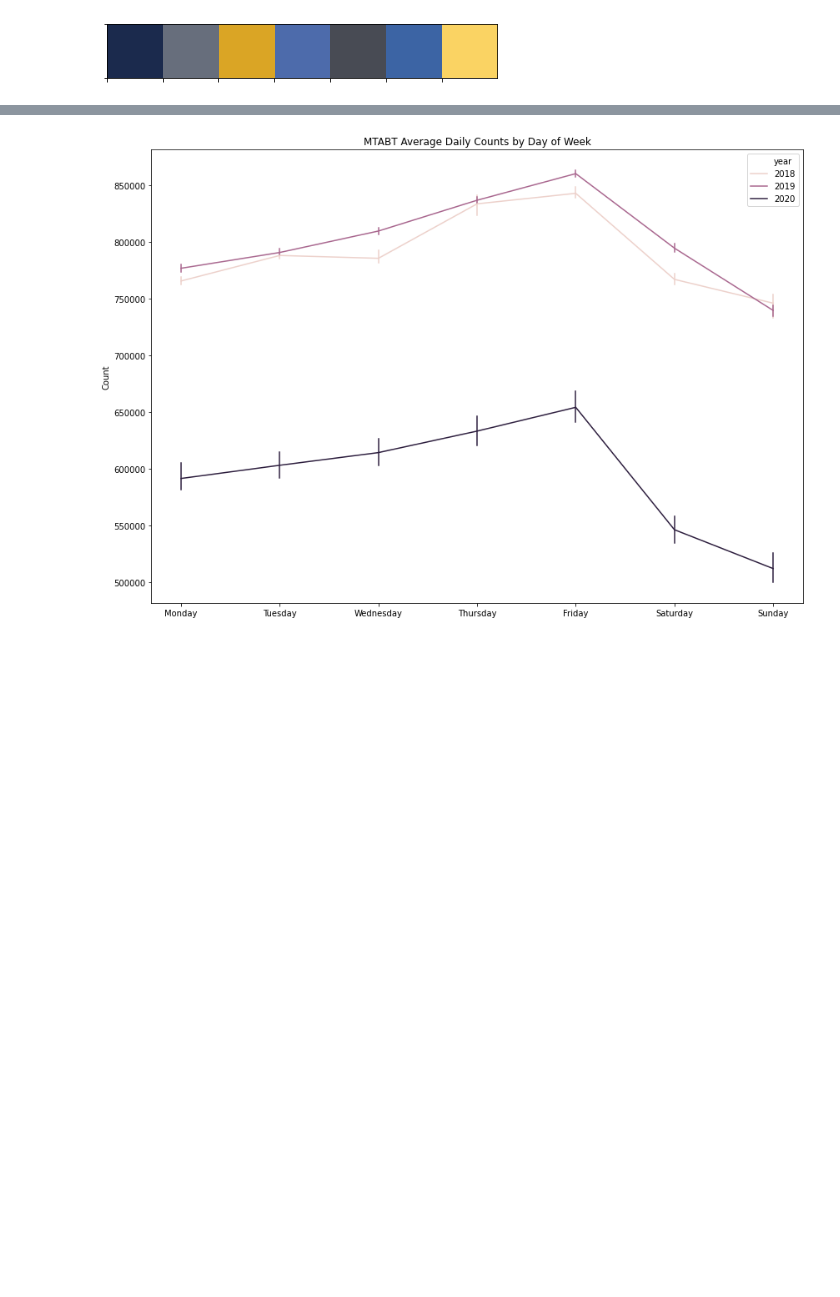
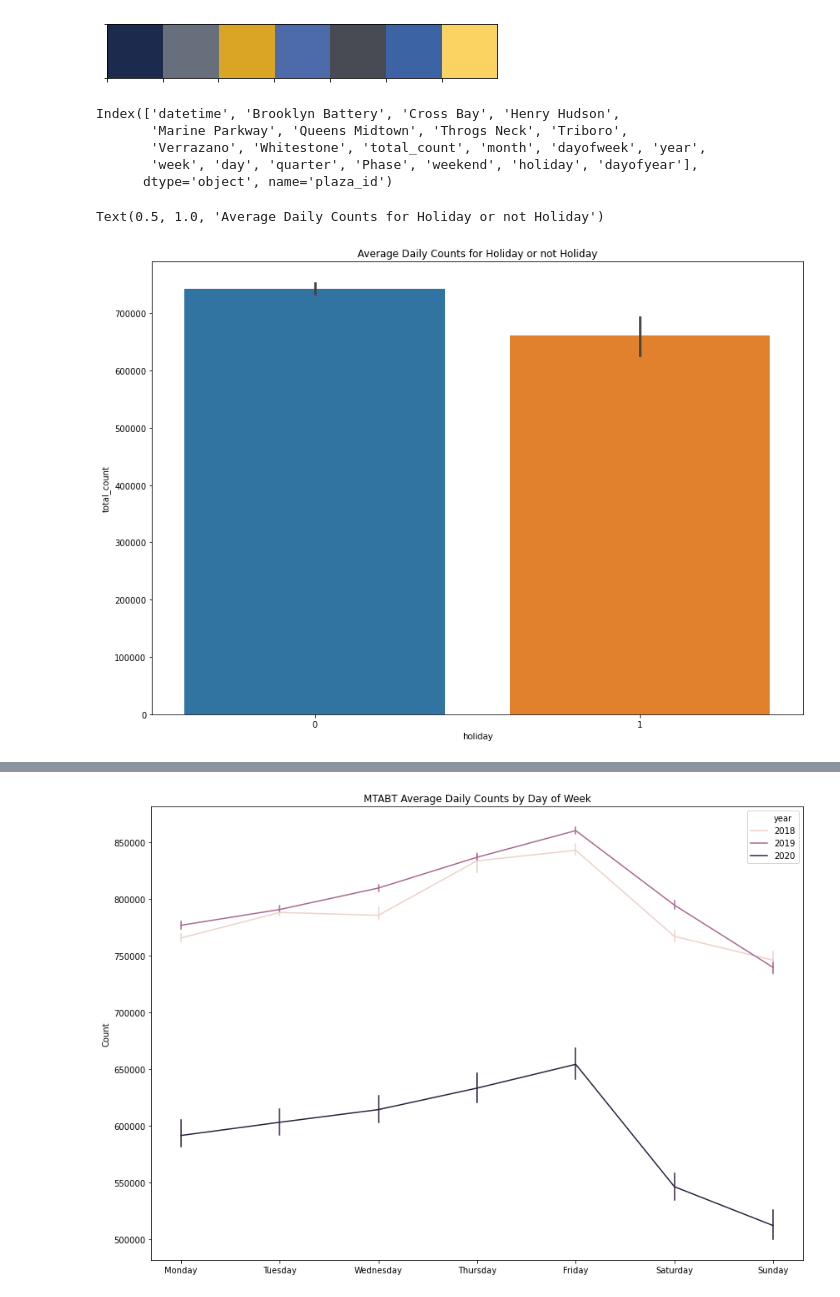
Before and after one commit to albertum1/Time_Series_MTABT, a Jupyter notebook: MTABT_EDA.ipynb, the cells around one changed output, grey strips where cells are left out. Saved outputs shown, nothing was run; the diff lists cells and outputs as text; code cells hidden in the pictures; blank space fills up the shorter version.

Commit message:
adding holiday average plot

```diff
--- a/MTABT_EDA.ipynb
+++ b/MTABT_EDA.ipynb
@@ -249,6 +249,21 @@ sns.palplot(sns.color_palette(city_dark_roast))
 [figure]
 [figure]
 [figure]
+# %%
+_df.columns
+# %% [output]
+Index(['datetime', 'Brooklyn Battery', 'Cross Bay', 'Henry Hudson',
+       'Marine Parkway', 'Queens Midtown', 'Throgs Neck', 'Triboro',
+       'Verrazano', 'Whitestone', 'total_count', 'month', 'dayofweek', 'year',
+       'week', 'day', 'quarter', 'Phase', 'weekend', 'holiday', 'dayofyear'],
+      dtype='object', name='plaza_id')
+# %%
+plt.figure(figsize=(14,10))
+g = sns.barplot(x = 'holiday', y = 'total_count', data = _df)
+g.set_title('Average Daily Counts for Holiday or not Holiday')
+# %% [output]
+Text(0.5, 1.0, 'Average Daily Counts for Holiday or not Holiday')
+[figure, added]
 # %%
 plt.figure(figsize=(14,10))
 g= sns.lineplot(x='month', y='total_count', hue='year', data= _df.set_index('datetime')['2018-01-01':'2020-12-31'],
```
Also changed, not shown: parts of 2 cells of this notebook.
